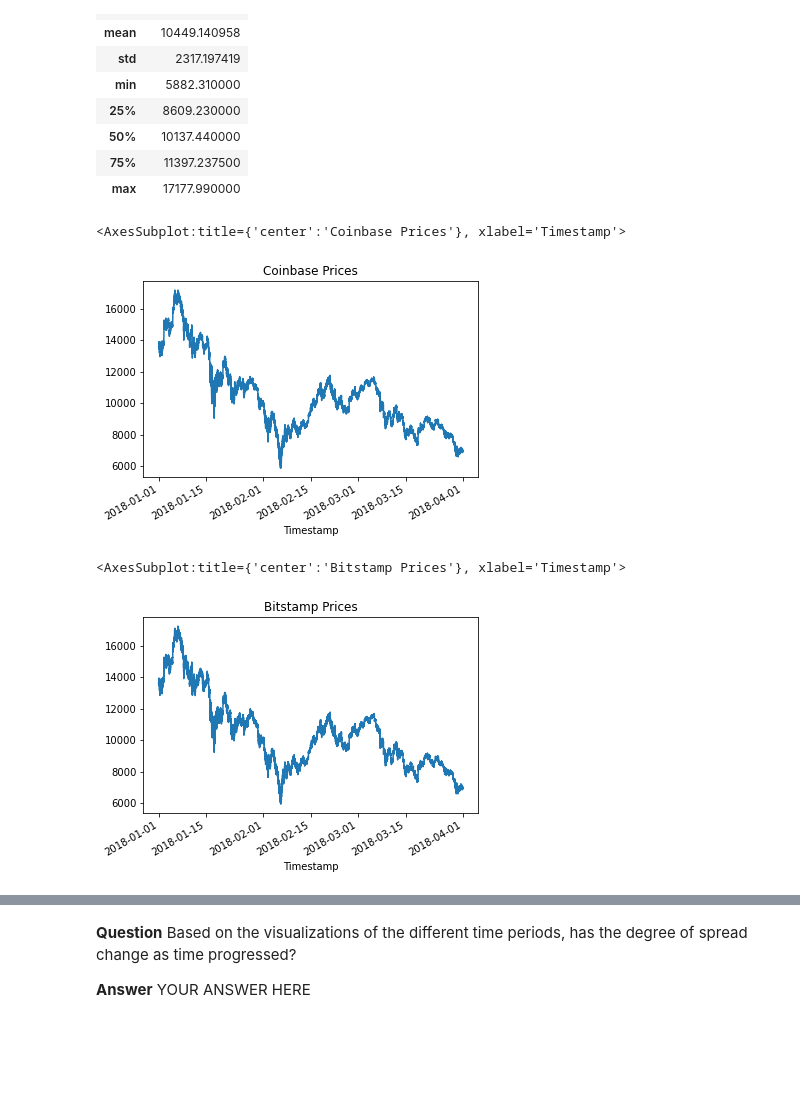
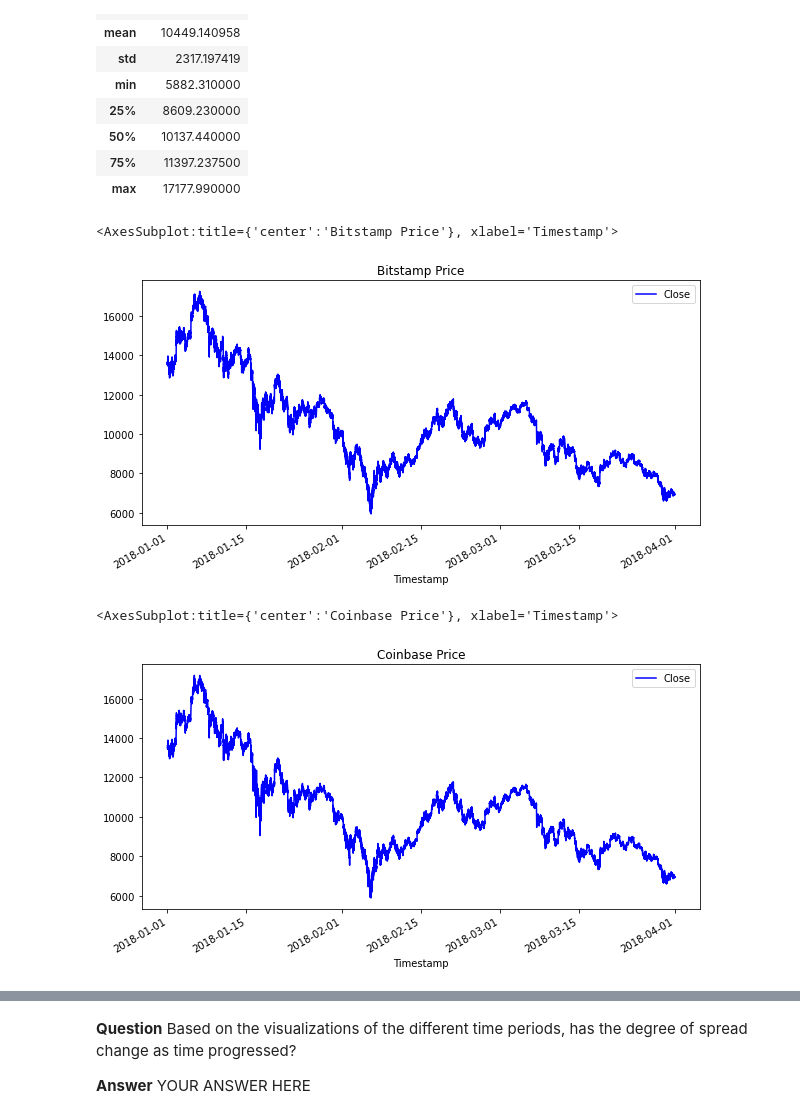
Before and after one commit to srn1358/Finding_Arbitrage_Opportunity, a Jupyter notebook: crypto_arbitrage.ipynb, the cells around one changed output, grey strips where cells are left out. Drawn from its saved outputs; the diff is of its cells as text; code cells hidden in the pictures; blank space fills up the shorter version.

```diff
--- a/crypto_arbitrage.ipynb
+++ b/crypto_arbitrage.ipynb
@@ -237,0 +248,2 @@ Select the data you want to analyze. Use `loc` or `iloc` to select the following
+# %%
+bitstamp_df=pd.DataFrame(bitstamp)
@@ -237,0 +260,2 @@ Select the data you want to analyze. Use `loc` or `iloc` to select the following
+# %%
+bitstamp_sliced =bitstamp_df.loc[:,["Close"]]
@@ -238,9 +272,9 @@ Select the data you want to analyze. Use `loc` or `iloc` to select the following
 # %%
-# Use loc or iloc to select `Timestamp (the index)` and `Close` from bitstamp DataFrame
-bitstamp_sliced = # YOUR CODE HERE
+# Use loc or iloc to select `Timestamp (the index)` and `Close` from coinbase DataFrame
+coinbase_sliced = coinbase.loc[:,["Close"]]
 
 # Review the first five rows of the DataFrame
-# YOUR CODE HERE
+coinbase_sliced.head()
 # %% [output]
 |  | Close |
 | Timestamp |  |
@@ -304,17 +324,17 @@ Sort through the time series data associated with the bitstamp and coinbase Data
 # %%
 # Create a line plot for the bitstamp DataFrame for the full length of time in the dataset
 # Be sure that the figure size, title, and color are tailored to each visualization
-# YOUR CODE HERE
+bitstamp_sliced.plot(figsize=(10, 5), title="Bitstamp Price", color="blue")
 # %% [output]
-<AxesSubplot:title={'center':'Coinbase Prices'}, xlabel='Timestamp'>
+<AxesSubplot:title={'center':'Bitstamp Price'}, xlabel='Timestamp'>
-[figure, old version]
+[figure, new version]
 # %%
 # Create a line plot for the coinbase DataFrame for the full length of time in the dataset
 # Be sure that the figure size, title, and color are tailored to each visualization
-# YOUR CODE HERE
+coinbase_sliced.plot(figsize=(10, 5), title="Coinbase Price", color="blue")
 # %% [output]
-<AxesSubplot:title={'center':'Bitstamp Prices'}, xlabel='Timestamp'>
+<AxesSubplot:title={'center':'Coinbase Price'}, xlabel='Timestamp'>
-[figure, old version]
+[figure, new version]
 # %%
 # Overlay the visualizations for the bitstamp and coinbase DataFrames in one plot
 # The plot should visualize the prices over the full lenth of the dataset
```
Also changed, not shown: parts of 10 cells of this notebook.
